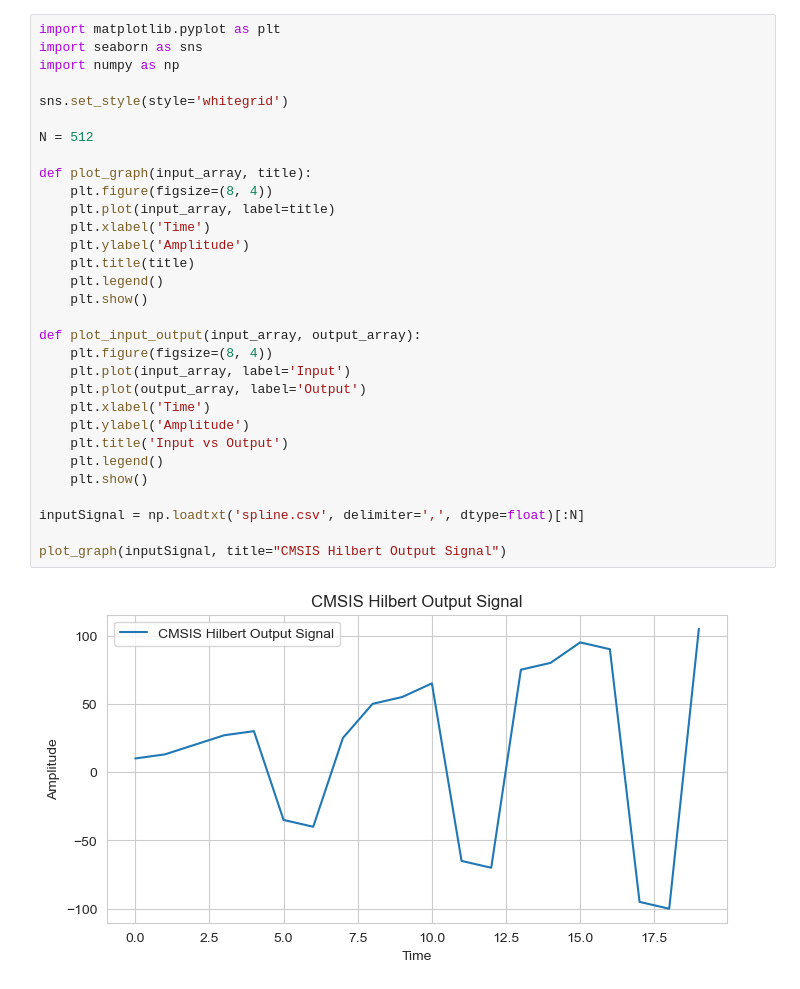
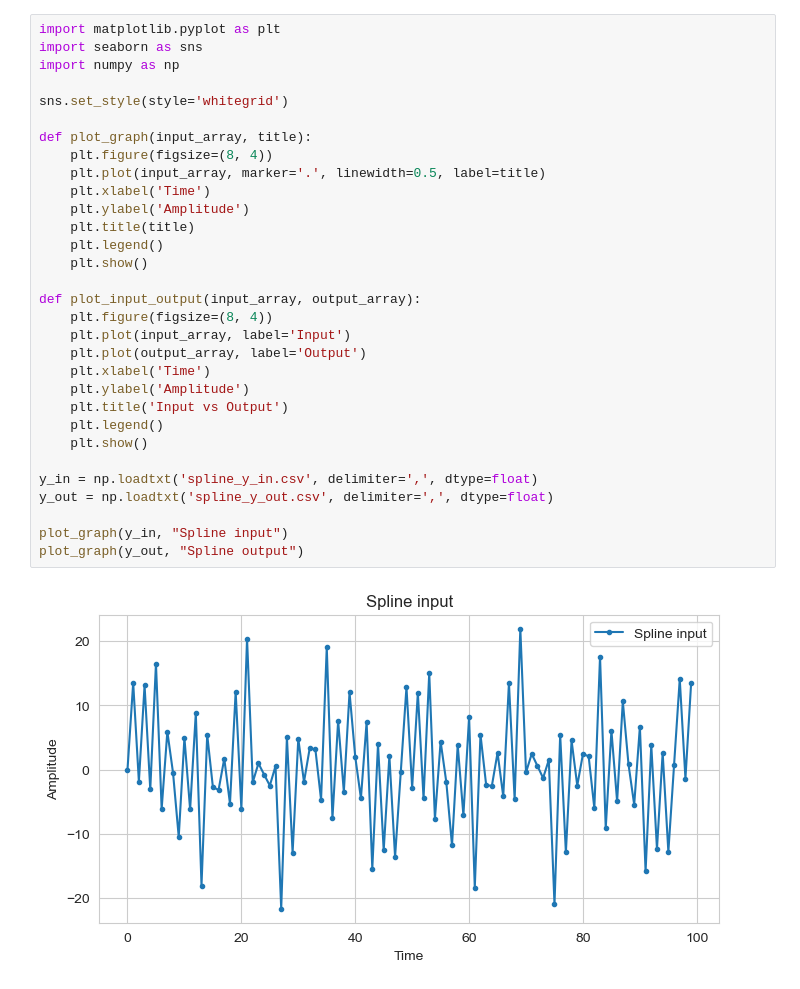
Before and after one commit to hissain/dsp-spectrogram, a Jupyter notebook: python/spline.ipynb, the cells around one changed output. Cells and saved outputs as stored; diff of their text form.

Commit message:
Spline recfactored

```diff
--- a/python/spline.ipynb
+++ b/python/spline.ipynb
@@ -1,33 +1,33 @@
 # %%
 import matplotlib.pyplot as plt
 import seaborn as sns
 import numpy as np
 
 sns.set_style(style='whitegrid')
 
-N = 512
-
 def plot_graph(input_array, title):
     plt.figure(figsize=(8, 4))
-    plt.plot(input_array, label=title)
+    plt.plot(input_array, marker='.', linewidth=0.5, label=title)
     plt.xlabel('Time')
     plt.ylabel('Amplitude')
     plt.title(title)
     plt.legend()
     plt.show()
 
 def plot_input_output(input_array, output_array):
     plt.figure(figsize=(8, 4))
     plt.plot(input_array, label='Input')
     plt.plot(output_array, label='Output')
     plt.xlabel('Time')
     plt.ylabel('Amplitude')
     plt.title('Input vs Output')
     plt.legend()
     plt.show()
 
-inputSignal = np.loadtxt('spline.csv', delimiter=',', dtype=float)[:N]
+y_in = np.loadtxt('spline_y_in.csv', delimiter=',', dtype=float)
+y_out = np.loadtxt('spline_y_out.csv', delimiter=',', dtype=float)
 
-plot_graph(inputSignal, title="CMSIS Hilbert Output Signal")
+plot_graph(y_in, "Spline input")
+plot_graph(y_out, "Spline output")
 # %% [output]
-[figure, old version]
+[figure, new version]
```
Also changed, not shown: parts of 1 cell of this notebook, 8 other files.
